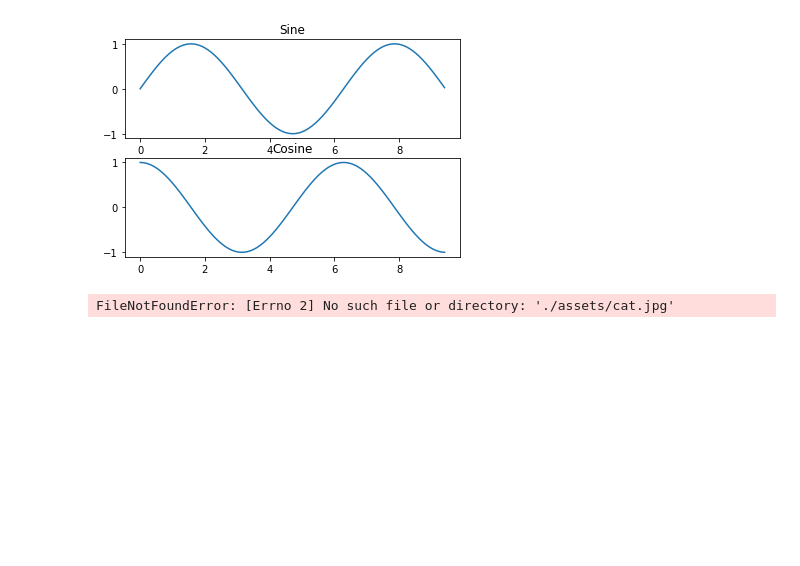
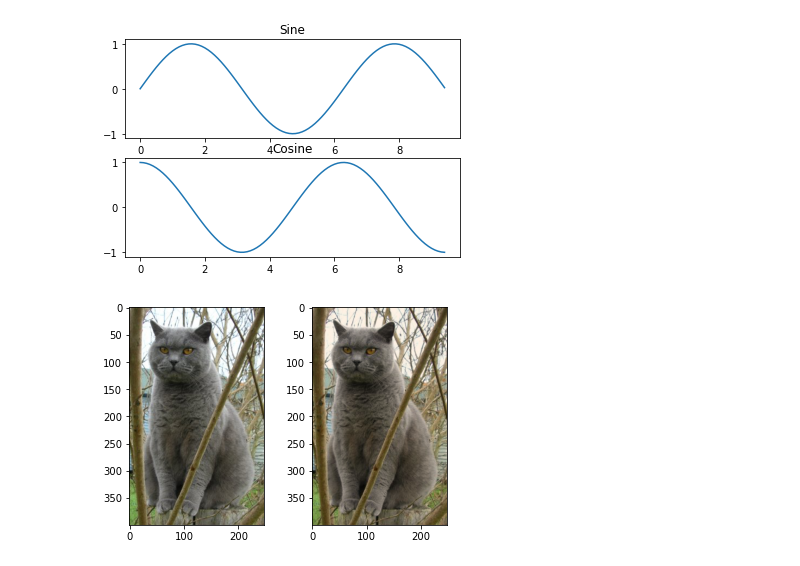
Before and after one commit to kazemiakk/4D-flow-Project, a Jupyter notebook: Matplotlib and Scipy.ipynb, the cells around one changed output. Saved outputs shown, nothing was run; the diff lists cells and outputs as text; code cells hidden in the pictures; blank space fills up the shorter version.

```diff
--- a/Matplotlib and Scipy.ipynb
+++ b/Matplotlib and Scipy.ipynb
@@ -62,29 +29,29 @@ plt.show()
 # %%
 #********************* imshow *********************#
 #***************************************************
 import imageio
 import numpy as np
 
 import matplotlib.pyplot as plt
 
-img = plt.imread('./assets/cat.jpg')
+img = plt.imread('/Users/amirkhosro/Documents/GitHub/4D-flow-Project/cat.jpg')
 
 img_tinted = img * [1, 0.95, 0.9]
 
 # Show the original image
 plt.subplot(1, 2, 1)
 plt.imshow(img)
 
 # Show the tinted image
 plt.subplot(1, 2, 2)
 
 # A slight gotcha with imshow is that it might give strange results
 # if presented with data that is not uint8. To work around this, we
 # explicitly cast the image to uint8 before displaying it.
 plt.imshow(np.uint8(img_tinted))
 plt.show()
 # %% [output]
-FileNotFoundError: [Errno 2] No such file or directory: './assets/cat.jpg'
+[figure, added]
 # %%
 import numpy as np
 
```
Also changed, not shown: parts of 6 cells of this notebook.
